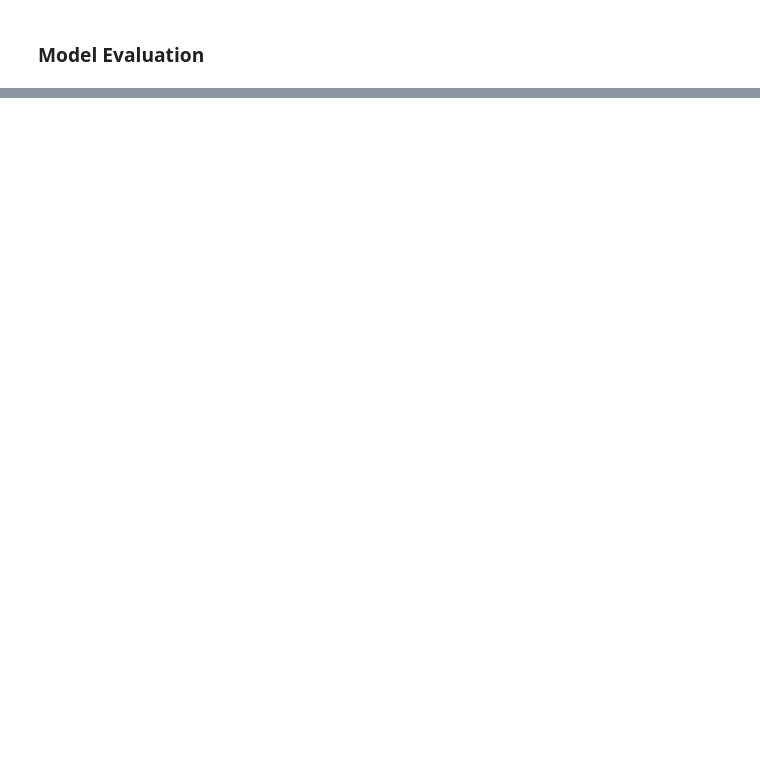
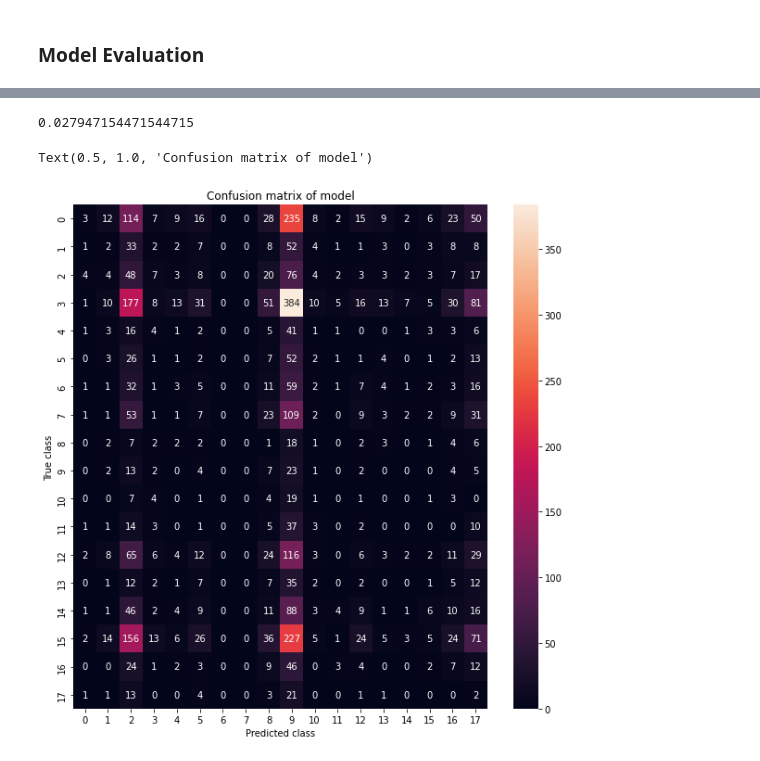
Before and after one commit to ilyalapan/vital-classify, a Jupyter notebook: bert_classification_model_with_modules.ipynb, the cells around one changed output, grey strips where cells are left out. Drawn from its saved outputs; the diff is of its cells as text; code cells hidden in the pictures; blank space fills up the shorter version.

```diff
--- a/bert_classification_model_with_modules.ipynb
+++ b/bert_classification_model_with_modules.ipynb
@@ -514,0 +279,2 @@ model
+# %%
+evals.fit(bert_model, train_dataloader, val_dataloader, args)
@@ -514,0 +293,8 @@ model
+# %%
+fname = "finetuned_pytorch_model_32_ep7.bin"
+output_model_file = os.path.join(args['output_dir'], fname)
+
+bert_model = model.get_model(model_path=output_model_file,
+                             bert_model=args['bert_model'],
+                             num_labels=args['num_labels'])
+bert_model.to(args['device'])
@@ -552 +372,6 @@ HBox(children=(IntProgress(value=0, description='Prediction Iteration', max=1250
+# %%
+result, raw_logits, embeddings = evals.predict(bert_model, 'test.csv', processor, tokenizer, args)
+# %%
+test_cats = test.category[:result.shape[0]]
+result.index = test_cats.index
 # %%
@@ -558,2 +450,26 @@ cols = ['ARTS', 'ARTS & CULTURE', 'BLACK VOICES', 'BUSINESS', 'COLLEGE', 'COMEDY
+# %%
+np.mean(test_cats == result.columns[result.values.argmax(axis=1)])
+# %% [output]
+0.027947154471544715
+# %%
+from sklearn.metrics import confusion_matrix
+import seaborn as sns
+import matplotlib.pyplot as plt
+
+
+cf_matrix = confusion_matrix(result.columns[result.values.argmax(axis=1)], test_cats)
+
+
+plt.figure(figsize=(10,10))
+heatmap = sns.heatmap(cf_matrix,
+                    #   xticklabels=label_list,
+                    #   yticklabels=label_list,
+                      annot=True, fmt='d', color='blue')
+plt.xlabel('Predicted class')
+plt.ylabel('True class')
+plt.title('Confusion matrix of model')
+# %% [output]
+Text(0.5, 1.0, 'Confusion matrix of model')
+[figure, added]
 # %%
 result[cols].to_csv(DATA_PATH/'results.csv', index=None)
```
Also changed, not shown: parts of 89 cells of this notebook, 7 other files.
